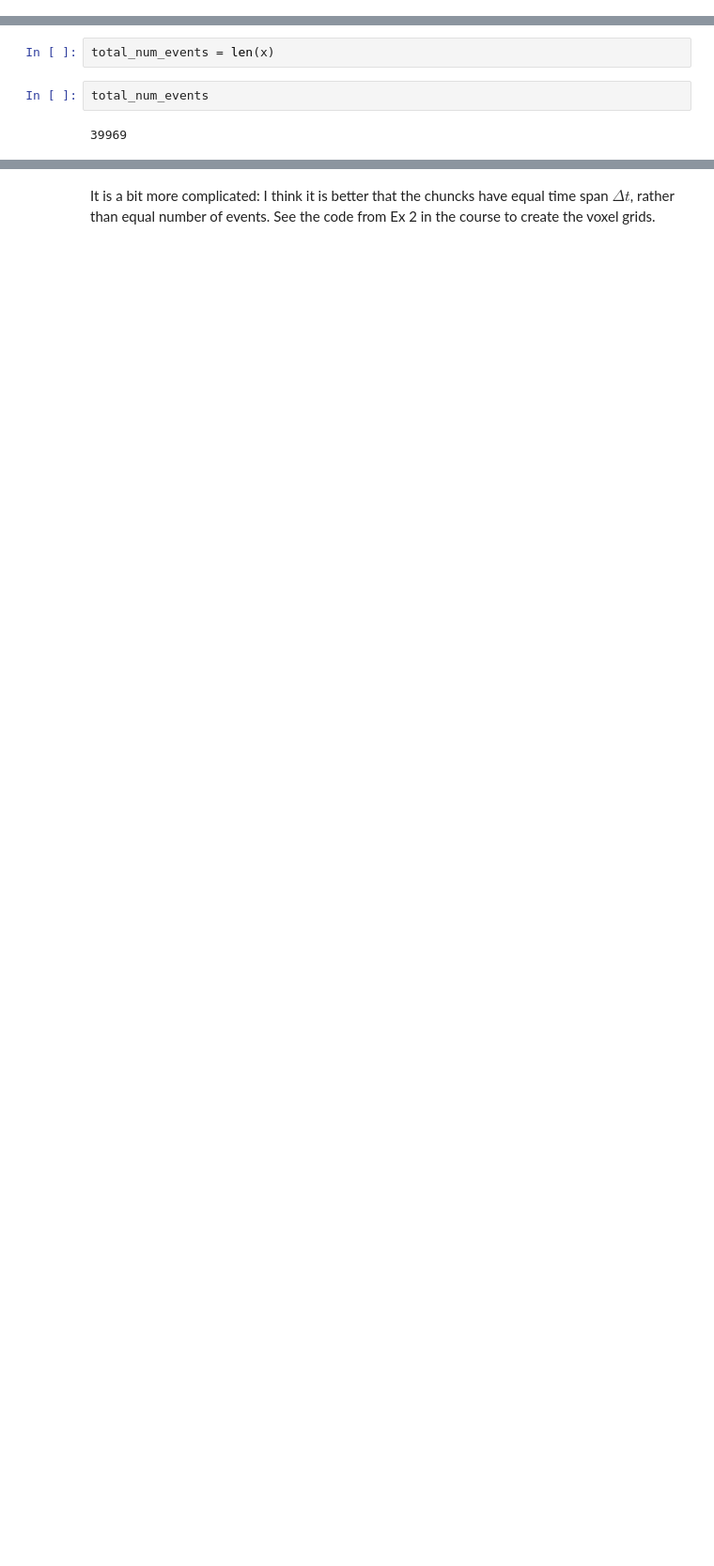
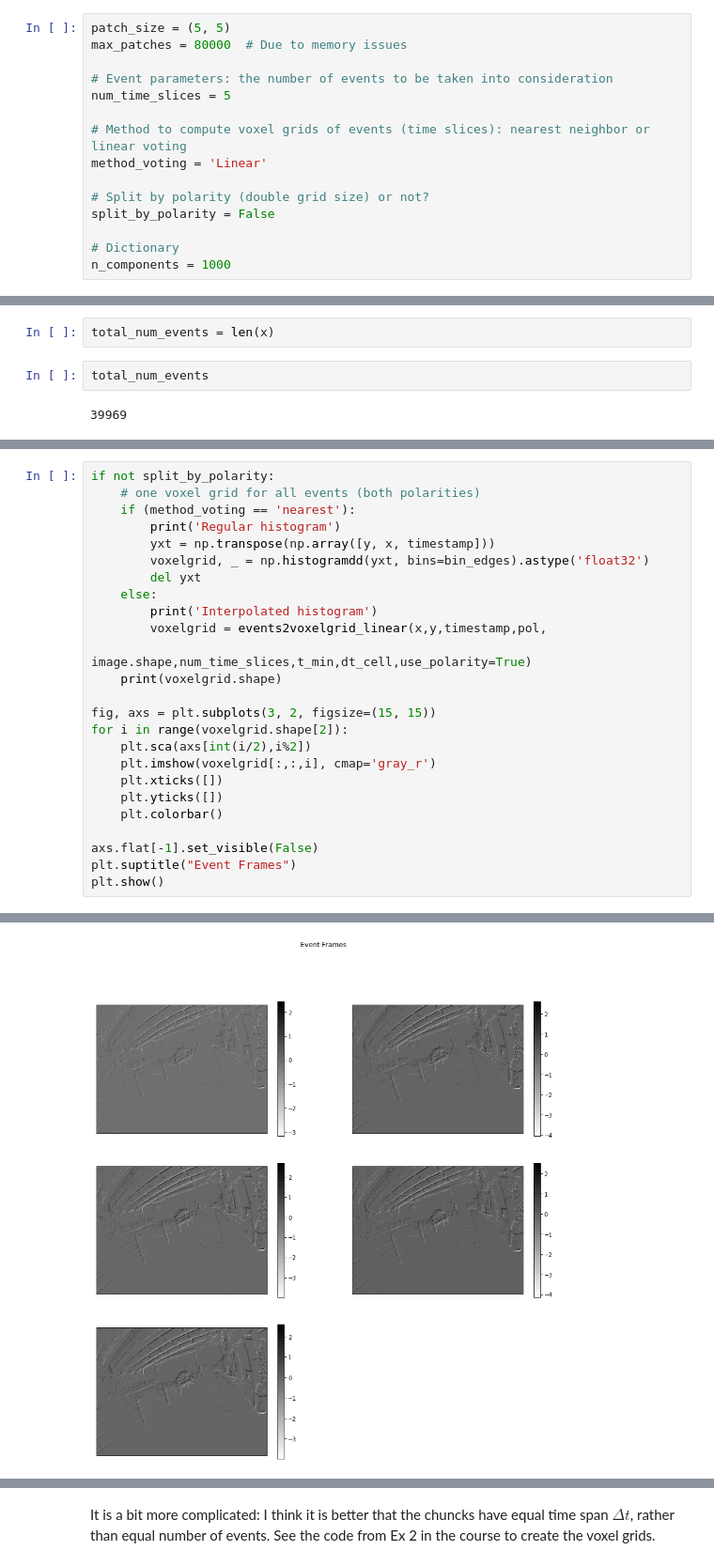
Before and after one commit to SudeshnaBora/Computer_Vision, a Jupyter notebook: code/Learning Phase.ipynb, the cells around one changed output, grey strips where cells are left out. Shown at 94% size. Saved outputs shown, nothing was run; the diff lists cells and outputs as text; blank space fills up the shorter version.

```diff
--- a/code/Learning Phase.ipynb
+++ b/code/Learning Phase.ipynb
@@ -13,3 +43,18 @@ from distutils import util
+# %%
+patch_size = (5, 5)
+max_patches = 80000  # Due to memory issues
+
+# Event parameters: the number of events to be taken into consideration
+num_time_slices = 5
+
+# Method to compute voxel grids of events (time slices): nearest neighbor or linear voting
+method_voting = 'Linear'
+
+# Split by polarity (double grid size) or not?
+split_by_polarity = False
+
+# Dictionary
+n_components = 1000
 # %% [markdown]
 ### Read the image
 # %%
@@ -137,0 +147,26 @@ voxelgrid_pos.shape
+# %%
+if not split_by_polarity:
+    # one voxel grid for all events (both polarities)
+    if (method_voting == 'nearest'):
+        print('Regular histogram')
+        yxt = np.transpose(np.array([y, x, timestamp]))
+        voxelgrid, _ = np.histogramdd(yxt, bins=bin_edges).astype('float32')
+        del yxt
+    else:
+        print('Interpolated histogram')
+        voxelgrid = events2voxelgrid_linear(x,y,timestamp,pol,
+                                            image.shape,num_time_slices,t_min,dt_cell,use_polarity=True)
+    print(voxelgrid.shape)
+
+fig, axs = plt.subplots(3, 2, figsize=(15, 15))
+for i in range(voxelgrid.shape[2]):
+    plt.sca(axs[int(i/2),i%2])
+    plt.imshow(voxelgrid[:,:,i], cmap='gray_r')
+    plt.xticks([])
+    plt.yticks([])
+    plt.colorbar()
+
+axs.flat[-1].set_visible(False)
+plt.suptitle("Event Frames")
+plt.show()
+# %% [output]
@@ -137,0 +176 @@ voxelgrid_pos.shape
+[figure, added]
```
Also changed, not shown: parts of 69 cells of this notebook.
